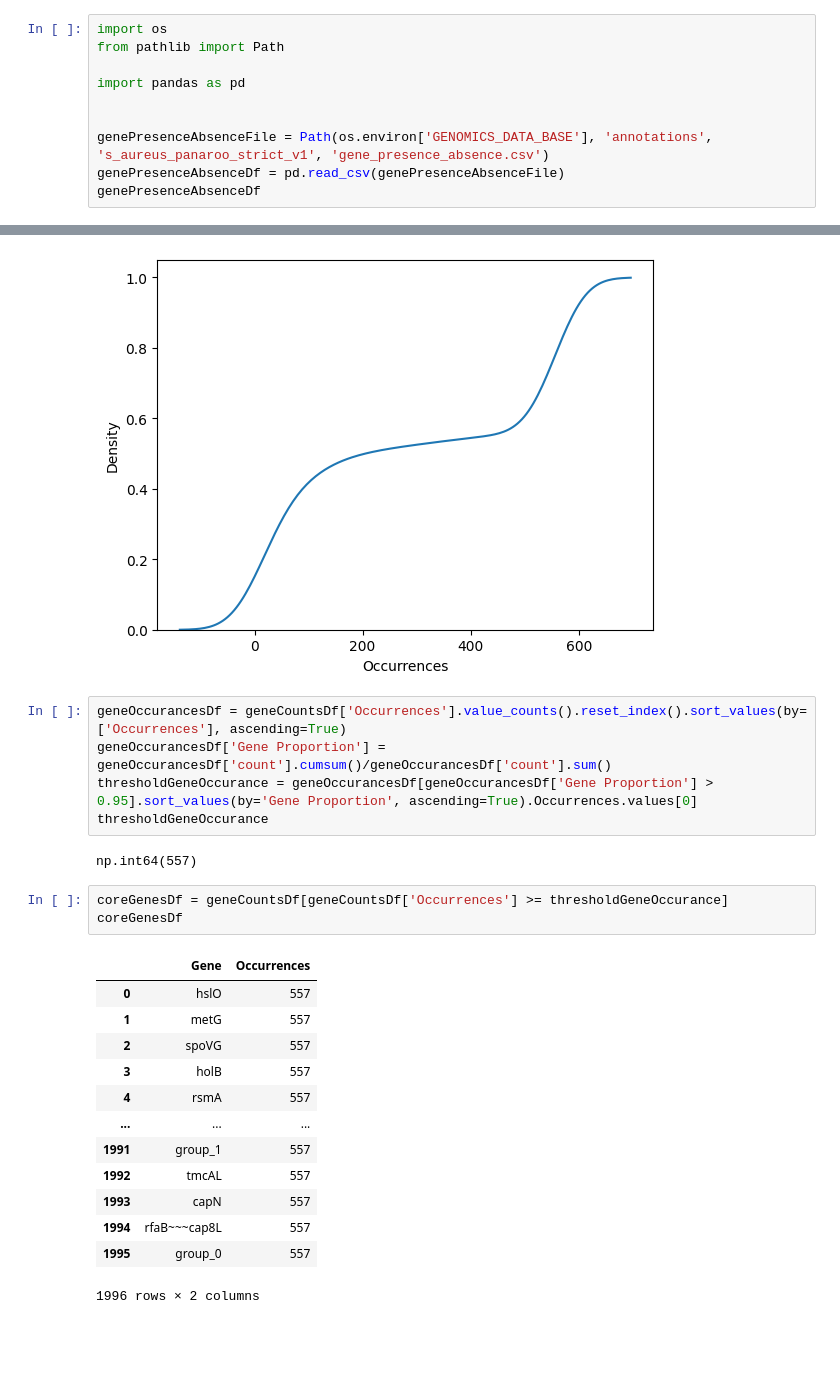
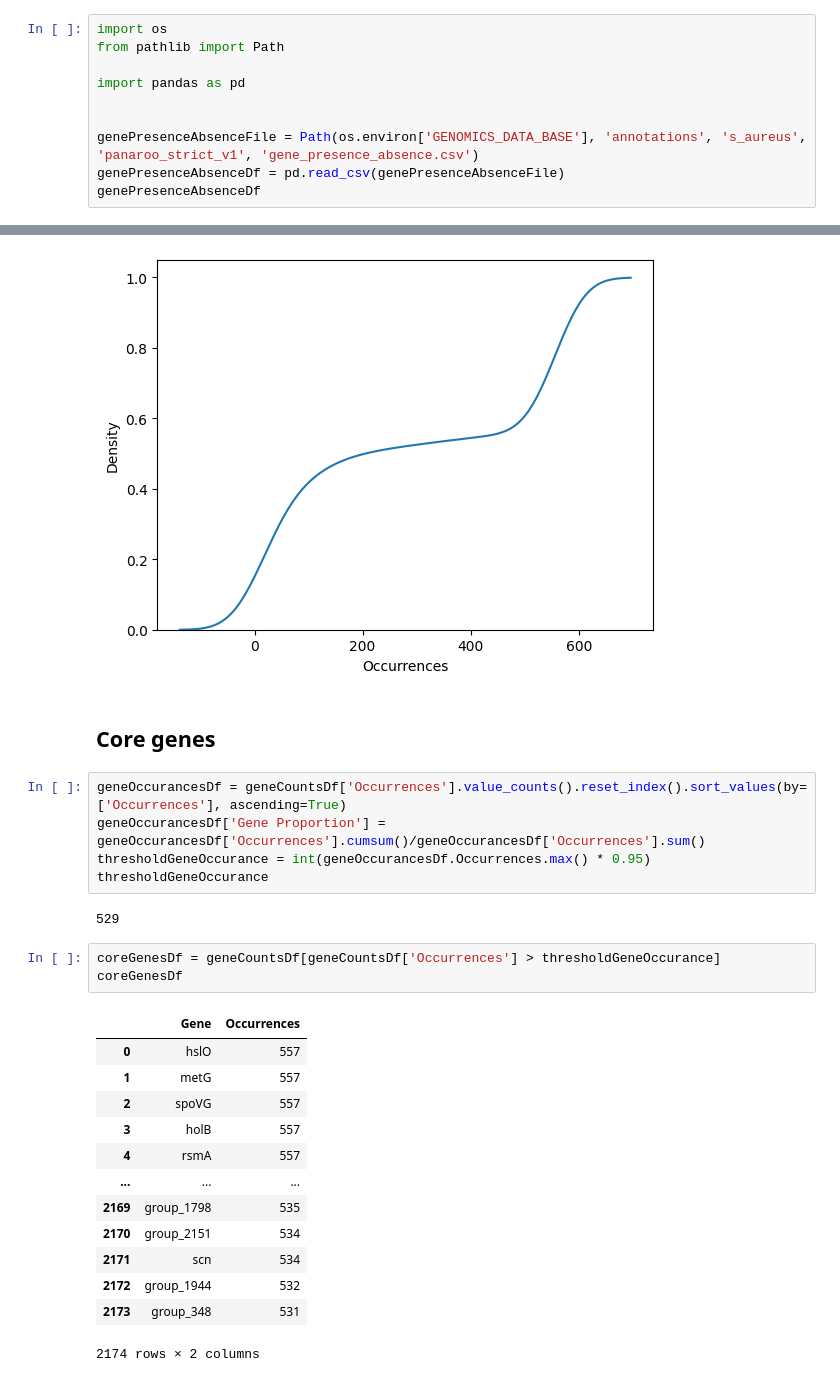
Before and after one commit to ryashpal/alfred-data-analysis, a Jupyter notebook: notebooks/analyse_panaroo_output/saur_obtain_core_genes.ipynb, the cells around one changed output, grey strips where cells are left out. Drawn from its saved outputs; the diff is of its cells as text; blank space fills up the shorter version.

```diff
--- a/notebooks/analyse_panaroo_output/saur_obtain_core_genes.ipynb
+++ b/notebooks/analyse_panaroo_output/saur_obtain_core_genes.ipynb
@@ -7,7 +7,7 @@ from pathlib import Path
 import pandas as pd
 
 
-genePresenceAbsenceFile = Path(os.environ['GENOMICS_DATA_BASE'], 'annotations', 's_aureus_panaroo_strict_v1', 'gene_presence_absence.csv')
+genePresenceAbsenceFile = Path(os.environ['GENOMICS_DATA_BASE'], 'annotations', 's_aureus', 'panaroo_strict_v1', 'gene_presence_absence.csv')
 genePresenceAbsenceDf = pd.read_csv(genePresenceAbsenceFile)
 genePresenceAbsenceDf
 # %% [output]
@@ -132,30 +132,32 @@ sns.kdeplot(data=geneCountsDf, x="Occurrences", cumulative=True, common_norm=Fal
 # %% [output]
 <Axes: xlabel='Occurrences', ylabel='Density'>
 [figure]
+# %% [markdown]
+## Core genes
 # %%
 geneOccurancesDf = geneCountsDf['Occurrences'].value_counts().reset_index().sort_values(by=['Occurrences'], ascending=True)
-geneOccurancesDf['Gene Proportion'] = geneOccurancesDf['count'].cumsum()/geneOccurancesDf['count'].sum()
-thresholdGeneOccurance = geneOccurancesDf[geneOccurancesDf['Gene Proportion'] > 0.95].sort_values(by='Gene Proportion', ascending=True).Occurrences.values[0]
+geneOccurancesDf['Gene Proportion'] = geneOccurancesDf['Occurrences'].cumsum()/geneOccurancesDf['Occurrences'].sum()
+thresholdGeneOccurance = int(geneOccurancesDf.Occurrences.max() * 0.95)
 thresholdGeneOccurance
 # %% [output]
-np.int64(557)
+529
 # %%
-coreGenesDf = geneCountsDf[geneCountsDf['Occurrences'] >= thresholdGeneOccurance]
+coreGenesDf = geneCountsDf[geneCountsDf['Occurrences'] > thresholdGeneOccurance]
 coreGenesDf
 # %% [output]
 |  | Gene | Occurrences |
 | 0 | hslO | 557 |
 | 1 | metG | 557 |
 | 2 | spoVG | 557 |
 | 3 | holB | 557 |
 | 4 | rsmA | 557 |
 | ... | ... | ... |
-| 1991 | group_1 | 557 |
-| 1992 | tmcAL | 557 |
-| 1993 | capN | 557 |
-| 1994 | rfaB~~~cap8L | 557 |
-| 1995 | group_0 | 557 |
+| 2169 | group_1798 | 535 |
+| 2170 | group_2151 | 534 |
+| 2171 | scn | 534 |
+| 2172 | group_1944 | 532 |
+| 2173 | group_348 | 531 |
-1996 rows × 2 columns
+2174 rows × 2 columns
 # %%
 import os
 from pathlib import Path
```
Also changed, not shown: parts of 9 cells of this notebook, 8 other files.
